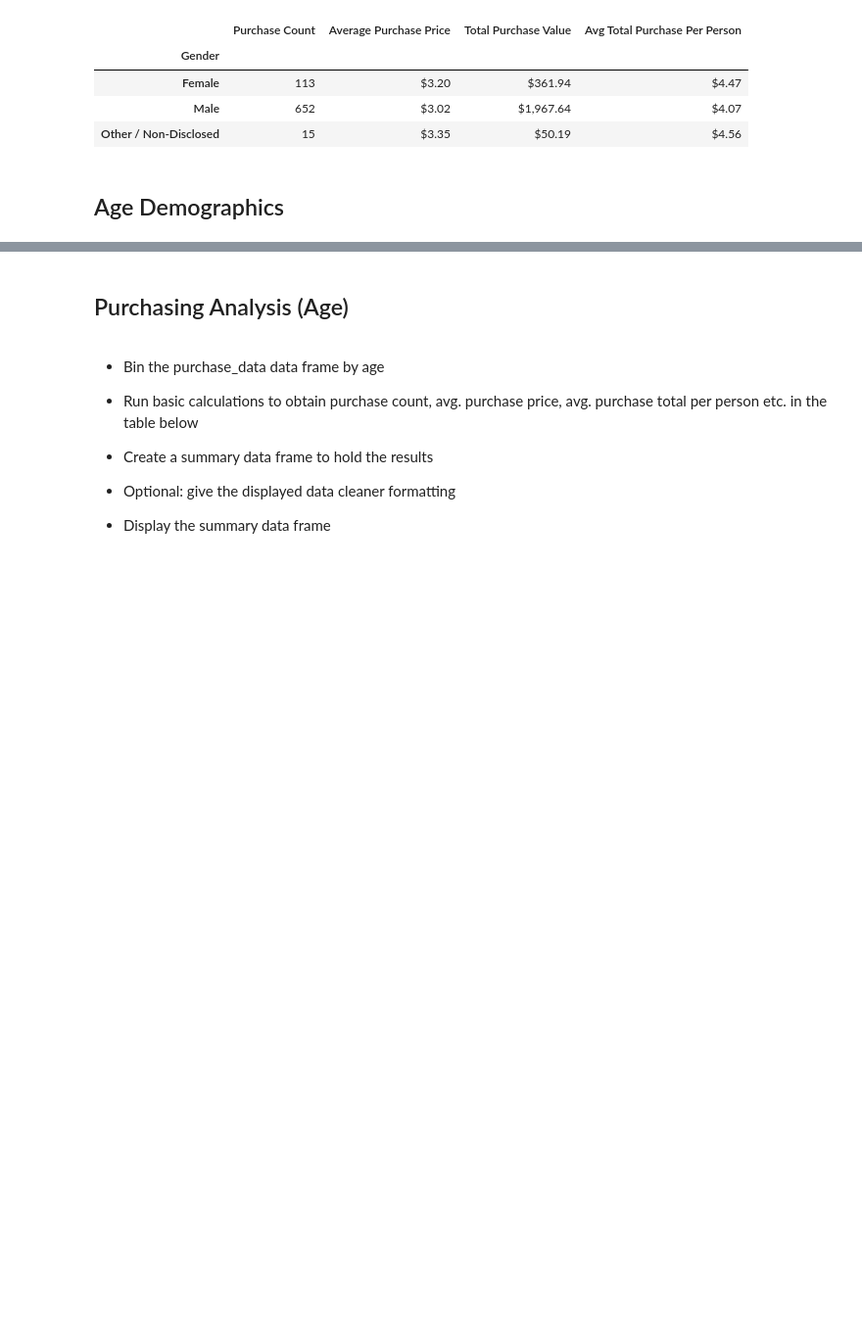
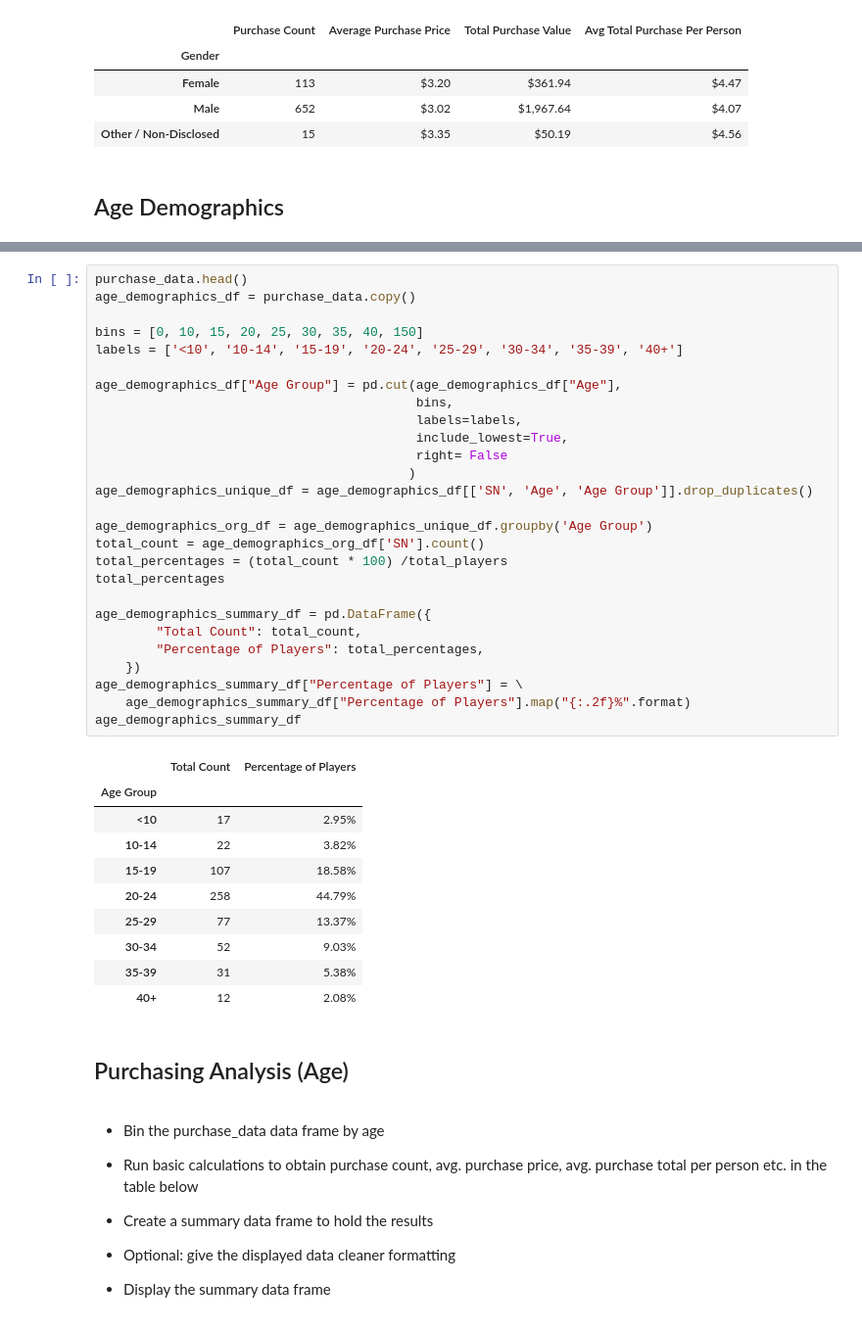
Before and after one commit to Jagjeet/pandas-challenge, a Jupyter notebook: HeroesOfPymoli/HeroesOfPymoli.ipynb, the cells around one changed output, grey strips where cells are left out. Shown: that part at 98% size. Saved outputs shown, nothing was run; the diff lists cells and outputs as text; blank space fills up the shorter version.

Commit message:
Add age demographics

```diff
--- a/HeroesOfPymoli/HeroesOfPymoli.ipynb
+++ b/HeroesOfPymoli/HeroesOfPymoli.ipynb
@@ -199,3 +185,41 @@ purchase_data.head()
+# %%
+purchase_data.head()
+age_demographics_df = purchase_data.copy()
+
+bins = [0, 10, 15, 20, 25, 30, 35, 40, 150]
+labels = ['<10', '10-14', '15-19', '20-24', '25-29', '30-34', '35-39', '40+']
+
+age_demographics_df["Age Group"] = pd.cut(age_demographics_df["Age"],
+                                          bins,
+                                          labels=labels,
+                                          include_lowest=True,
+                                          right= False
+                                         )
+age_demographics_unique_df = age_demographics_df[['SN', 'Age', 'Age Group']].drop_duplicates()
+
+age_demographics_org_df = age_demographics_unique_df.groupby('Age Group')
+total_count = age_demographics_org_df['SN'].count()
+total_percentages = (total_count * 100) /total_players
+total_percentages
+
+age_demographics_summary_df = pd.DataFrame({
+        "Total Count": total_count,
+        "Percentage of Players": total_percentages,
+    })
+age_demographics_summary_df["Percentage of Players"] = \
+    age_demographics_summary_df["Percentage of Players"].map("{:.2f}%".format)
+age_demographics_summary_df
+# %% [output]
+|  | Total Count | Percentage of Players |
+| Age Group |  |  |
+| <10 | 17 | 2.95% |
+| 10-14 | 22 | 3.82% |
+| 15-19 | 107 | 18.58% |
+| 20-24 | 258 | 44.79% |
+| 25-29 | 77 | 13.37% |
+| 30-34 | 52 | 9.03% |
+| 35-39 | 31 | 5.38% |
+| 40+ | 12 | 2.08% |
 # %% [markdown]
 ## Purchasing Analysis (Age)
 # %% [markdown]
```
Also changed, not shown: parts of 2 cells of this notebook.
